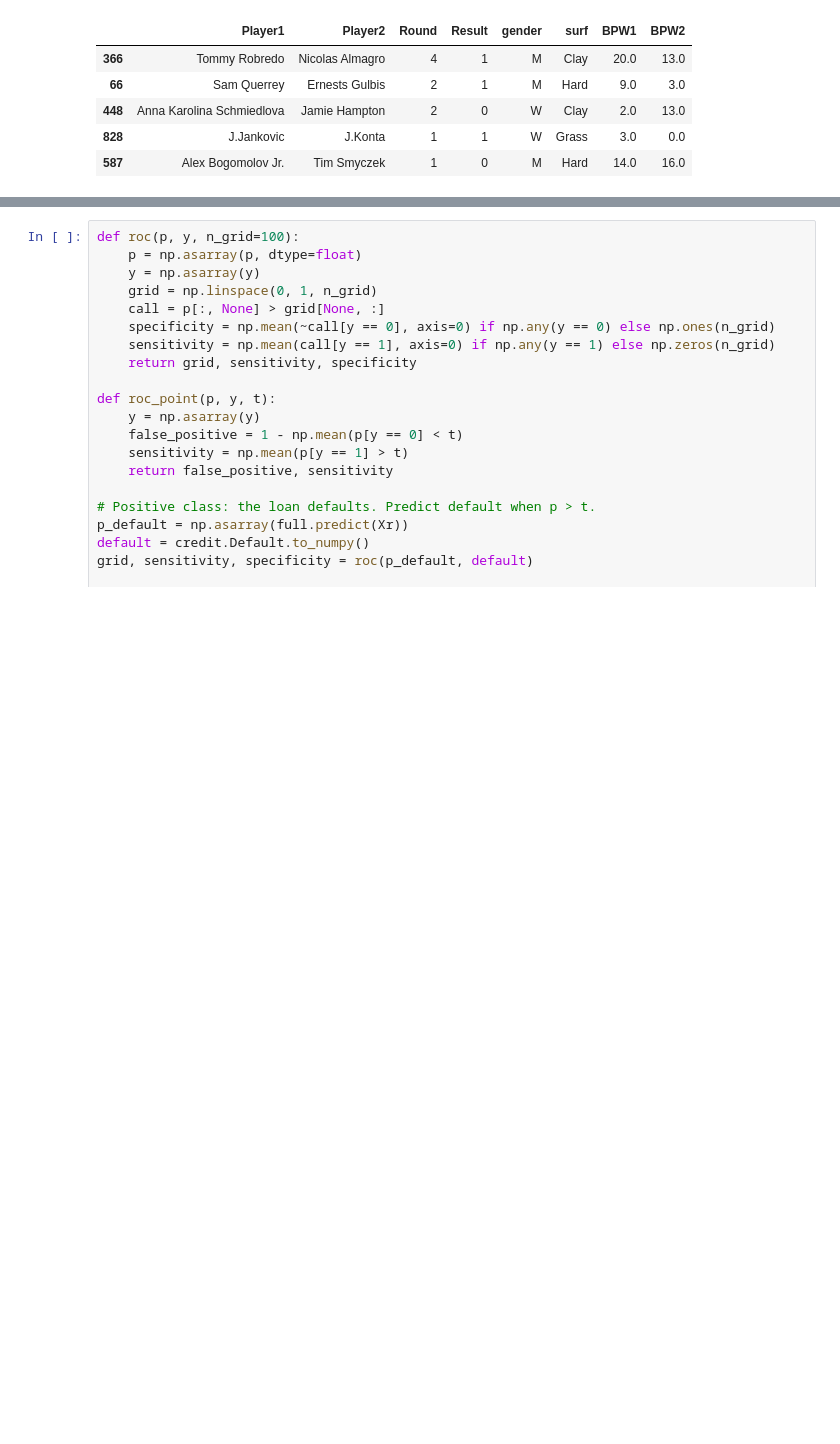
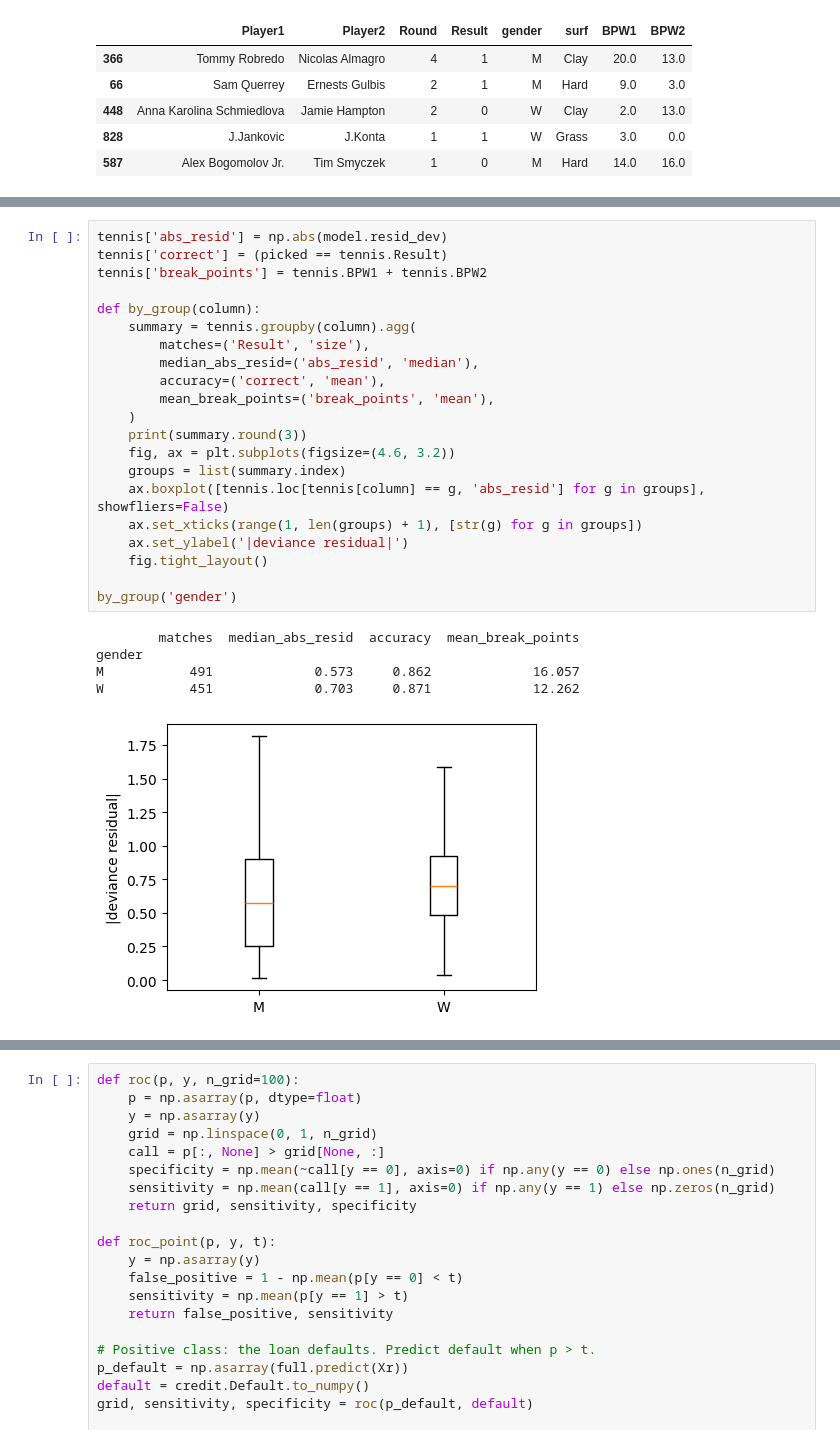
Before and after one commit to VadimSokolov/vadimsokolov.github.io, a Jupyter notebook: courses/files/600/oct21.ipynb, the cells around one changed output, grey strips where cells are left out. Cells and saved outputs as stored; diff of their text form; blank space fills up the shorter version.

```diff
--- a/courses/files/600/oct21.ipynb
+++ b/courses/files/600/oct21.ipynb
@@ -304,0 +247,27 @@ table.round(4)
+# %%
+tennis['abs_resid'] = np.abs(model.resid_dev)
+tennis['correct'] = (picked == tennis.Result)
+tennis['break_points'] = tennis.BPW1 + tennis.BPW2
+
+def by_group(column):
+    summary = tennis.groupby(column).agg(
+        matches=('Result', 'size'),
+        median_abs_resid=('abs_resid', 'median'),
+        accuracy=('correct', 'mean'),
+        mean_break_points=('break_points', 'mean'),
+    )
+    print(summary.round(3))
+    fig, ax = plt.subplots(figsize=(4.6, 3.2))
+    groups = list(summary.index)
+    ax.boxplot([tennis.loc[tennis[column] == g, 'abs_resid'] for g in groups], showfliers=False)
+    ax.set_xticks(range(1, len(groups) + 1), [str(g) for g in groups])
+    ax.set_ylabel('|deviance residual|')
+    fig.tight_layout()
+
+by_group('gender')
+# %% [output]
+        matches  median_abs_resid  accuracy  mean_break_points
+gender
+M           491             0.573     0.862             16.057
+W           451             0.703     0.871             12.262
+[figure, added]
```
Also changed, not shown: parts of 125 cells of this notebook.
